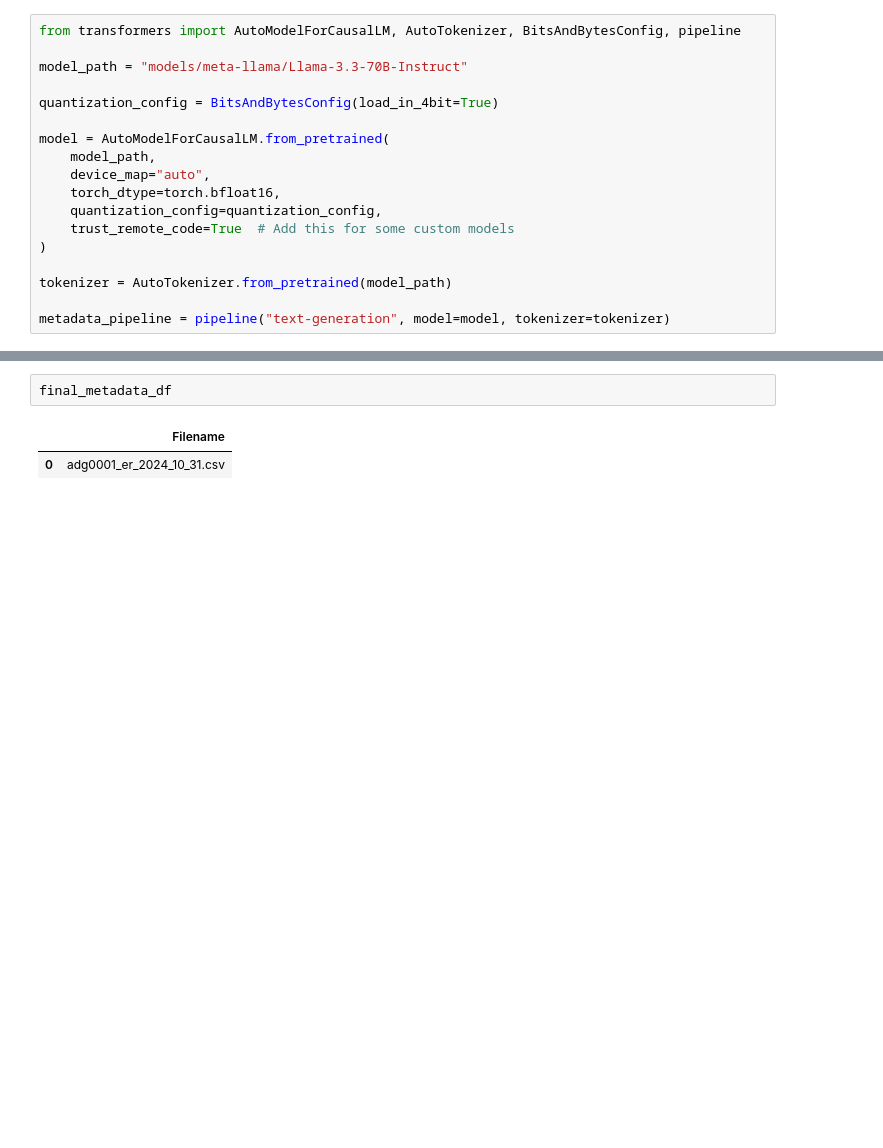
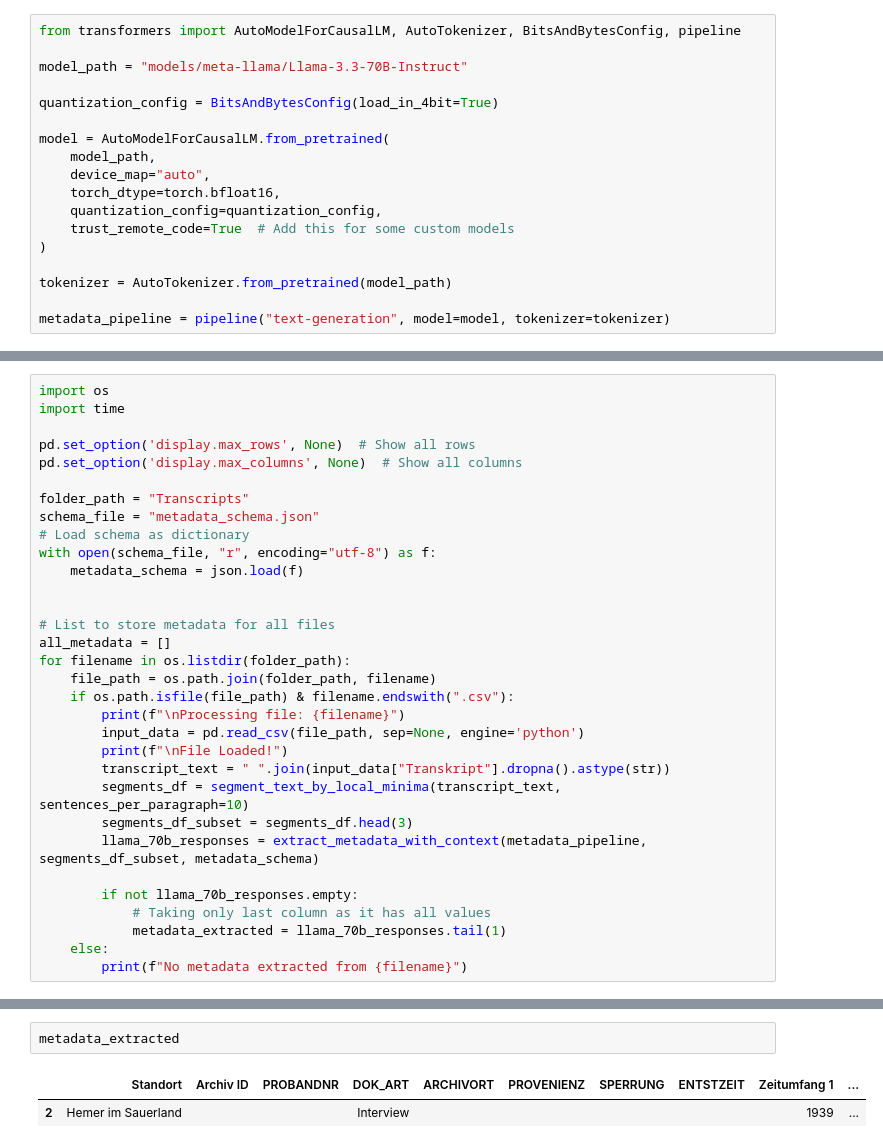
Before and after one commit to JamadadeHarshita/Metadata-Extraction-LLM-Approach-CaseStudy, a Jupyter notebook: MetadataExtraction.ipynb, the cells around one changed output, grey strips where cells are left out. Drawn from its saved outputs; the diff is of its cells as text; blank space fills up the shorter version.

Commit message:
Similarity Chunking Logic and Response aggregation

```diff
--- a/MetadataExtraction.ipynb
+++ b/MetadataExtraction.ipynb
@@ -201,3 +206,35 @@ def extract_metadate(metadata_pipeline, chunks: pd.DataFrame, metadata_schema: d
+# %%
+import os
+import time
+
+pd.set_option('display.max_rows', None)  # Show all rows
+pd.set_option('display.max_columns', None)  # Show all columns
+
+folder_path = "Transcripts"
+schema_file = "metadata_schema.json"
+# Load schema as dictionary
+with open(schema_file, "r", encoding="utf-8") as f:
+    metadata_schema = json.load(f)
+
+
+# List to store metadata for all files
+all_metadata = []
+for filename in os.listdir(folder_path):
+    file_path = os.path.join(folder_path, filename)
+    if os.path.isfile(file_path) & filename.endswith(".csv"):
+        print(f"\nProcessing file: {filename}")
+        input_data = pd.read_csv(file_path, sep=None, engine='python')
+        print(f"\nFile Loaded!")
+        transcript_text = " ".join(input_data["Transkript"].dropna().astype(str))
+        segments_df = segment_text_by_local_minima(transcript_text, sentences_per_paragraph=10)
+        segments_df_subset = segments_df.head(3)
+        llama_70b_responses = extract_metadata_with_context(metadata_pipeline, segments_df_subset, metadata_schema)
+
+        if not llama_70b_responses.empty:
+            # Taking only last column as it has all values
+            metadata_extracted = llama_70b_responses.tail(1)
+    else:
+        print(f"No metadata extracted from {filename}")
 # %%
 import os
 import time
@@ -426,5 +294,5 @@ You seem to be using the pipelines sequentially on GPU. In order to maximize eff
-# %%
-final_metadata_df
-# %% [output]
-|  | Filename |
-| 0 | adg0001_er_2024_10_31.csv |
+# %%
+metadata_extracted
+# %% [output]
+|  | Standort | Archiv ID | PROBANDNR | DOK_ART | ARCHIVORT | PROVENIENZ | SPERRUNG | ENTSTZEIT | Zeitumfang 1 | ... |
+| 2 | Hemer im Sauerland |  |  | Interview |  |  |  |  | 1939 | ... |
```
Also changed, not shown: parts of 12 cells of this notebook.
